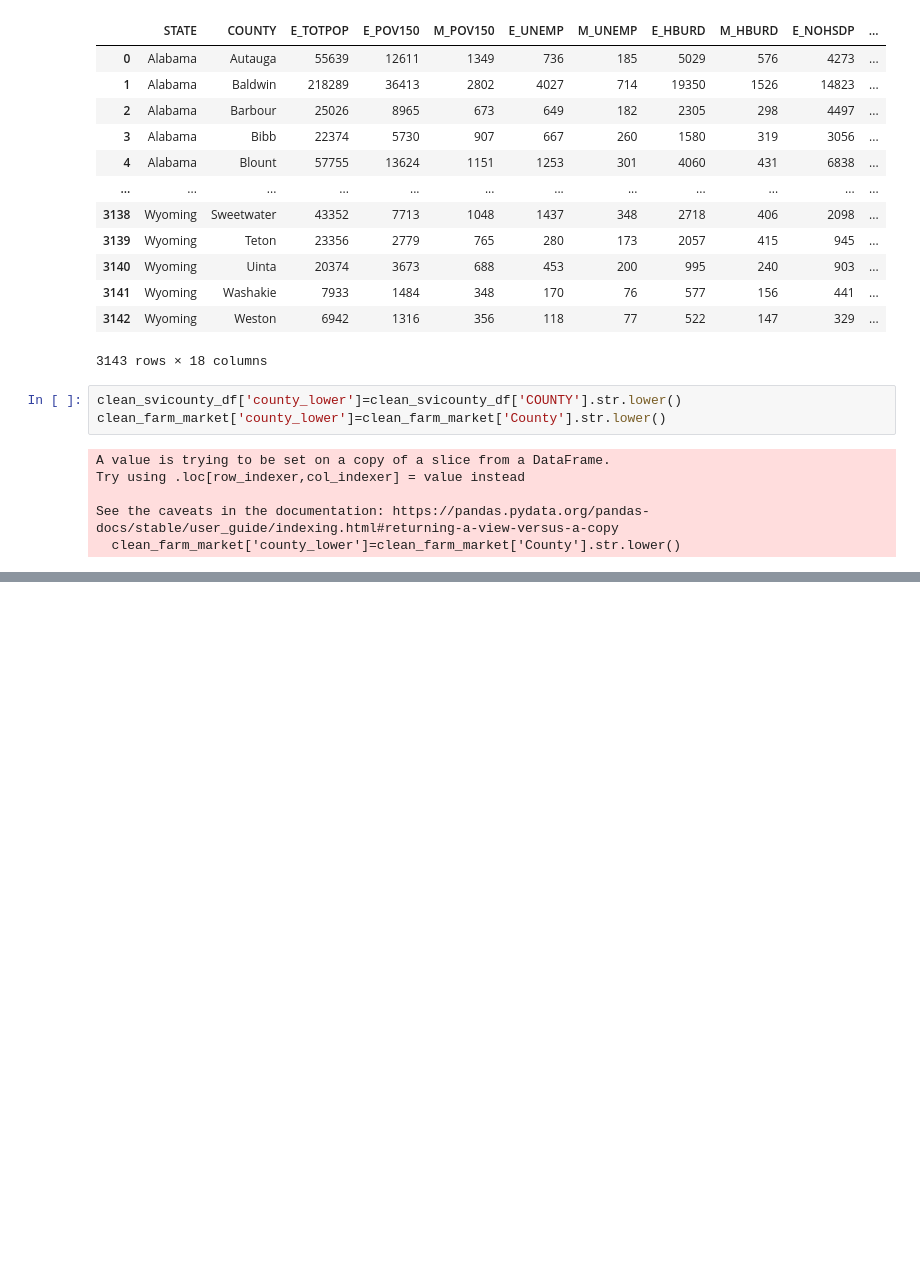
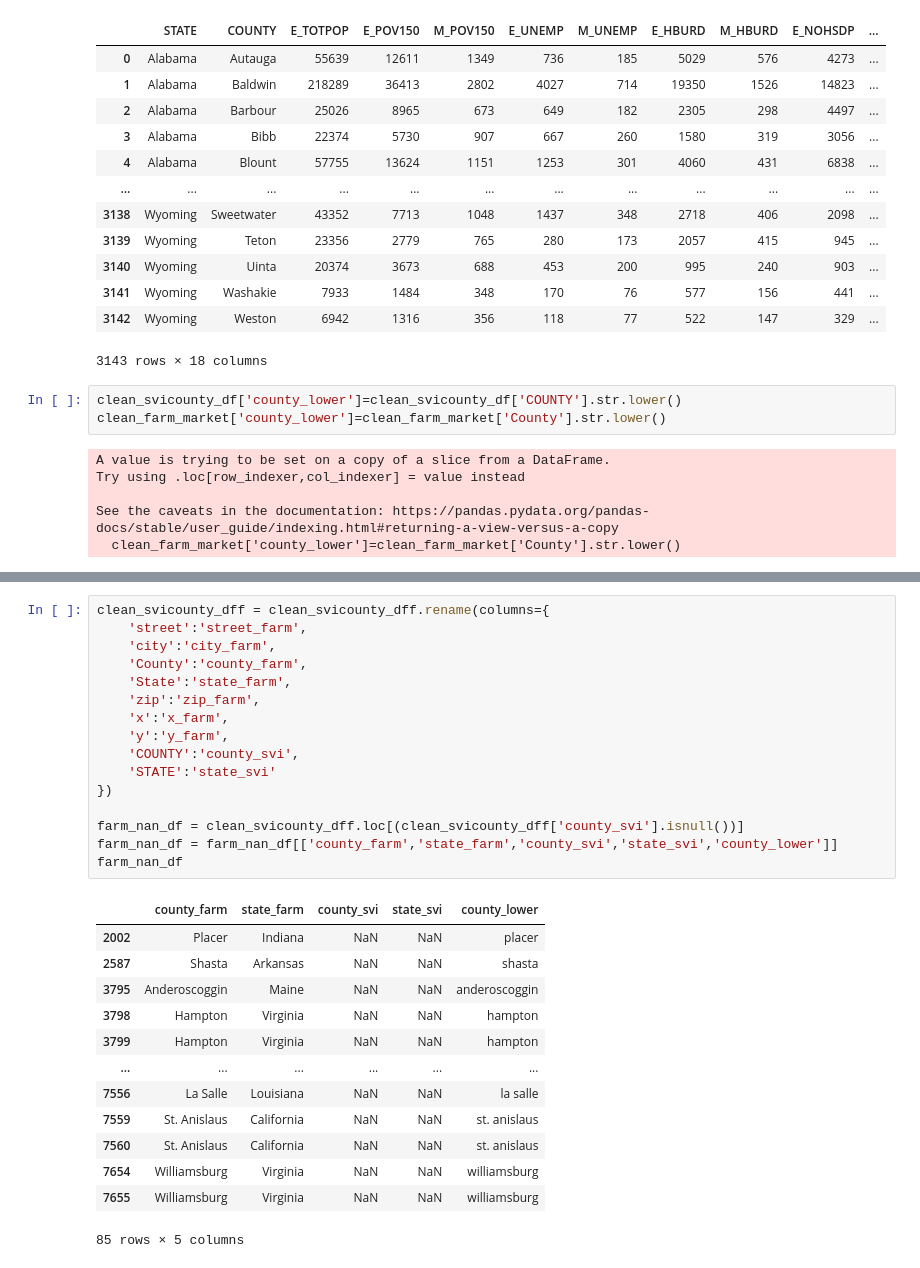
Before and after one commit to CantStopWontStop/farmers_market, a Jupyter notebook: farmers_market_v2.ipynb, the cells around one changed output, grey strips where cells are left out. Saved outputs shown, nothing was run; the diff lists cells and outputs as text; blank space fills up the shorter version.

```diff
--- a/farmers_market_v2.ipynb
+++ b/farmers_market_v2.ipynb
@@ -156 +125,31 @@ memory usage: 1.9+ MB
+# %%
+clean_svicounty_dff = clean_svicounty_dff.rename(columns={
+    'street':'street_farm',
+    'city':'city_farm',
+    'County':'county_farm',
+    'State':'state_farm',
+    'zip':'zip_farm',
+    'x':'x_farm',
+    'y':'y_farm',
+    'COUNTY':'county_svi',
+    'STATE':'state_svi'
+})
+
+farm_nan_df = clean_svicounty_dff.loc[(clean_svicounty_dff['county_svi'].isnull())]
+farm_nan_df = farm_nan_df[['county_farm','state_farm','county_svi','state_svi','county_lower']]
+farm_nan_df
+# %% [output]
+|  | county_farm | state_farm | county_svi | state_svi | county_lower |
+| 2002 | Placer | Indiana | NaN | NaN | placer |
+| 2587 | Shasta | Arkansas | NaN | NaN | shasta |
+| 3795 | Anderoscoggin | Maine | NaN | NaN | anderoscoggin |
+| 3798 | Hampton | Virginia | NaN | NaN | hampton |
+| 3799 | Hampton | Virginia | NaN | NaN | hampton |
+| ... | ... | ... | ... | ... | ... |
+| 7556 | La Salle | Louisiana | NaN | NaN | la salle |
+| 7559 | St. Anislaus | California | NaN | NaN | st. anislaus |
+| 7560 | St. Anislaus | California | NaN | NaN | st. anislaus |
+| 7654 | Williamsburg | Virginia | NaN | NaN | williamsburg |
+| 7655 | Williamsburg | Virginia | NaN | NaN | williamsburg |
+85 rows × 5 columns
 # %%
```
Also changed, not shown: parts of 8 cells of this notebook, 1 other file.
